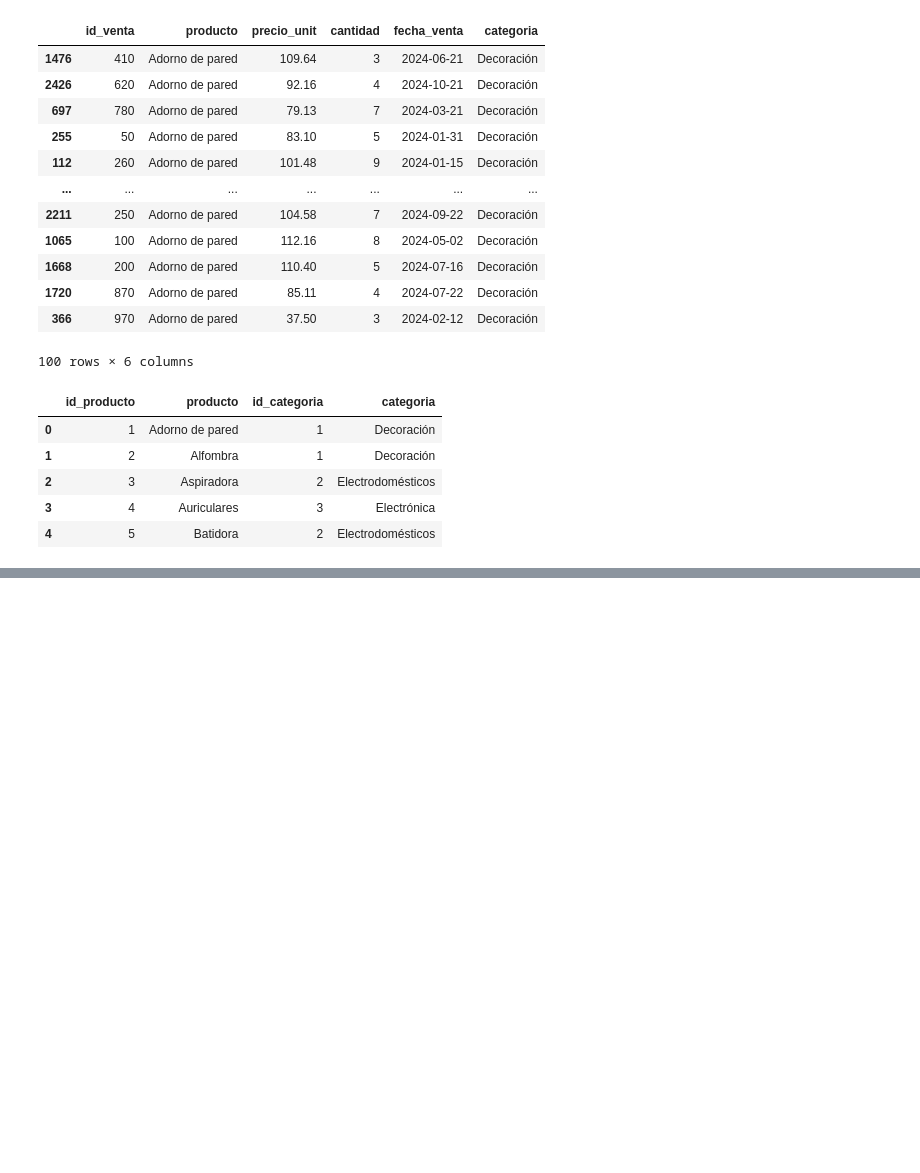
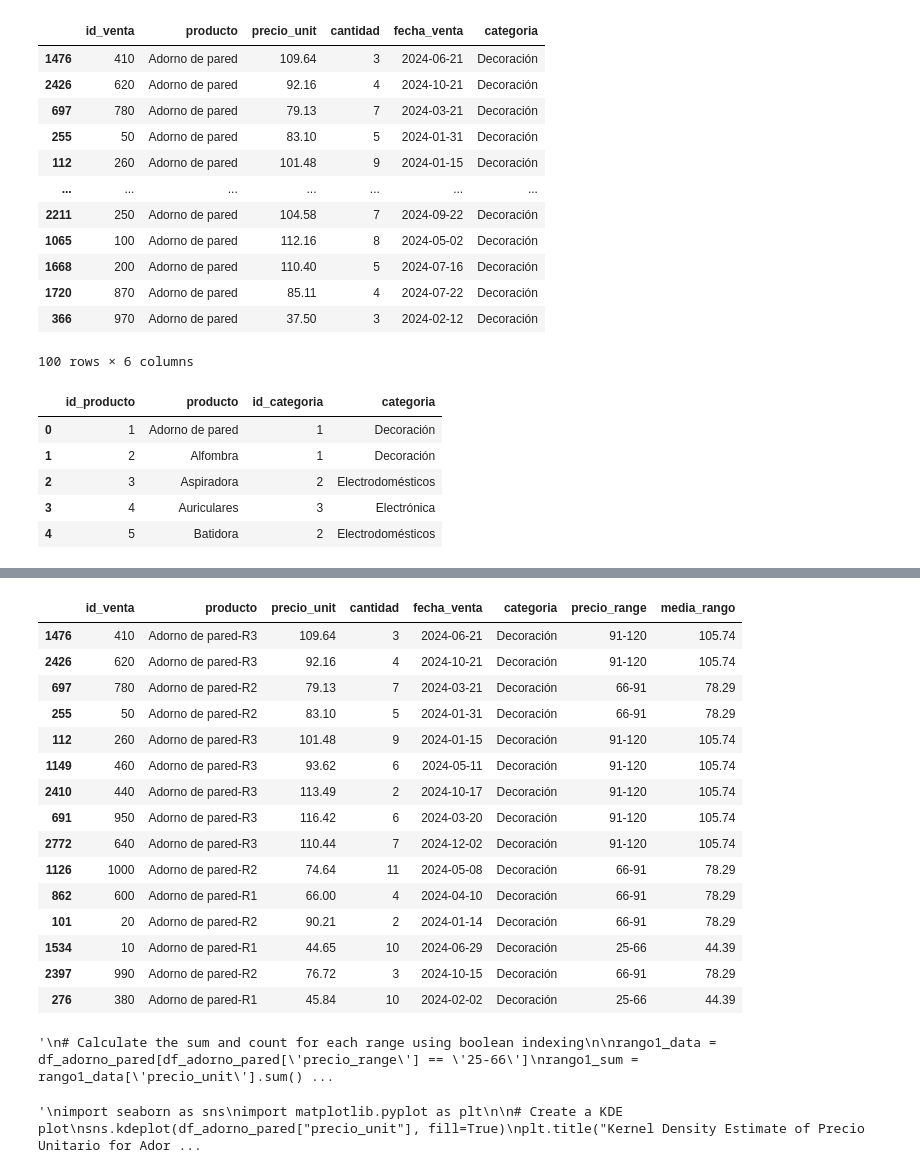
Before and after one commit to alex-degarate/DAnalytics, a Jupyter notebook: preproyecto/anexo_2.ipynb, the cells around one changed output, grey strips where cells are left out. Drawn from its saved outputs; the diff is of its cells as text; code cells hidden in the pictures; blank space fills up the shorter version.

```diff
--- a/preproyecto/anexo_2.ipynb
+++ b/preproyecto/anexo_2.ipynb
@@ -244,0 +299,12 @@ print(f"media_rango3 : {media_rango3:.2f}")
+# %%
+# Calculamos las medias x rango
+media_rango1 = round( rango1[0]/rango1[1], 2)
+media_rango2 = round( rango2[0]/rango2[1], 2)
+media_rango3 = round( rango3[0]/rango3[1], 2)
+
+#Visualizamos las medias
+print(f"media_rango1 : {media_rango1}")
+print(f"media_rango2 : {media_rango2}")
+print(f"media_rango3 : {media_rango3}")
+
+# En las celdas de mas abajo lo graficamos
@@ -247,3 +336,27 @@ display(df_adorno_pared.head(15))
+# %%
+# Agregamos el campo ["media_rango"] a tabla df_adorno_pared
+df_adorno_pared["media_rango"] = df_adorno_pared.apply(lambda row: media_rango1 if row["precio_range"] == "25-66" else
+                                                        media_rango2 if row["precio_range"] == "66-91" else
+                                                        media_rango3, axis=1)
+# %%
+df_adorno_pared.head(15)
+# %% [output]
+|  | id_venta | producto | precio_unit | cantidad | fecha_venta | categoria | precio_range | media_rango |
+| 1476 | 410 | Adorno de pared-R3 | 109.64 | 3 | 2024-06-21 | Decoración | 91-120 | 105.74 |
+| 2426 | 620 | Adorno de pared-R3 | 92.16 | 4 | 2024-10-21 | Decoración | 91-120 | 105.74 |
+| 697 | 780 | Adorno de pared-R2 | 79.13 | 7 | 2024-03-21 | Decoración | 66-91 | 78.29 |
+| 255 | 50 | Adorno de pared-R2 | 83.10 | 5 | 2024-01-31 | Decoración | 66-91 | 78.29 |
+| 112 | 260 | Adorno de pared-R3 | 101.48 | 9 | 2024-01-15 | Decoración | 91-120 | 105.74 |
+| 1149 | 460 | Adorno de pared-R3 | 93.62 | 6 | 2024-05-11 | Decoración | 91-120 | 105.74 |
+| 2410 | 440 | Adorno de pared-R3 | 113.49 | 2 | 2024-10-17 | Decoración | 91-120 | 105.74 |
+| 691 | 950 | Adorno de pared-R3 | 116.42 | 6 | 2024-03-20 | Decoración | 91-120 | 105.74 |
+| 2772 | 640 | Adorno de pared-R3 | 110.44 | 7 | 2024-12-02 | Decoración | 91-120 | 105.74 |
+| 1126 | 1000 | Adorno de pared-R2 | 74.64 | 11 | 2024-05-08 | Decoración | 66-91 | 78.29 |
+| 862 | 600 | Adorno de pared-R1 | 66.00 | 4 | 2024-04-10 | Decoración | 66-91 | 78.29 |
+| 101 | 20 | Adorno de pared-R2 | 90.21 | 2 | 2024-01-14 | Decoración | 66-91 | 78.29 |
+| 1534 | 10 | Adorno de pared-R1 | 44.65 | 10 | 2024-06-29 | Decoración | 25-66 | 44.39 |
+| 2397 | 990 | Adorno de pared-R2 | 76.72 | 3 | 2024-10-15 | Decoración | 66-91 | 78.29 |
+| 276 | 380 | Adorno de pared-R1 | 45.84 | 10 | 2024-02-02 | Decoración | 25-66 | 44.39 |
 # %%
 # @title
 '''
@@ -266,6 +379,8 @@ print(f"Range 25-66: Sum = {rango1_sum:.2f}, Count = {rango1_count}, Average = {
 print(f"Range 63-93: Sum = {rango2_sum:.2f}, Count = {rango2_count}, Average = {(rango2_sum / rango2_count):.2f}")
 print(f"Range 93-120: Sum = {rango3_sum:.2f}, Count = {rango3_count}, Average = {(rango3_sum / rango3_count):.2f}")
 '''
+# %% [output]
+'\n# Calculate the sum and count for each range using boolean indexing\n\nrango1_data = df_adorno_pared[df_adorno_pared[\'precio_range\'] == \'25-66\']\nrango1_sum = rango1_data[\'precio_unit\'].sum() ...
 # %%
 # @title
 '''
@@ -279,6 +394,8 @@ plt.xlabel("Precio Unitario ($)")
 plt.ylabel("Density")
 plt.show()
 '''
+# %% [output]
+'\nimport seaborn as sns\nimport matplotlib.pyplot as plt\n\n# Create a KDE plot\nsns.kdeplot(df_adorno_pared["precio_unit"], fill=True)\nplt.title("Kernel Density Estimate of Precio Unitario for Ador ...
 # %%
 df_marketing.info()
 df_marketing.head()
```
Also changed, not shown: parts of 26 cells of this notebook.
